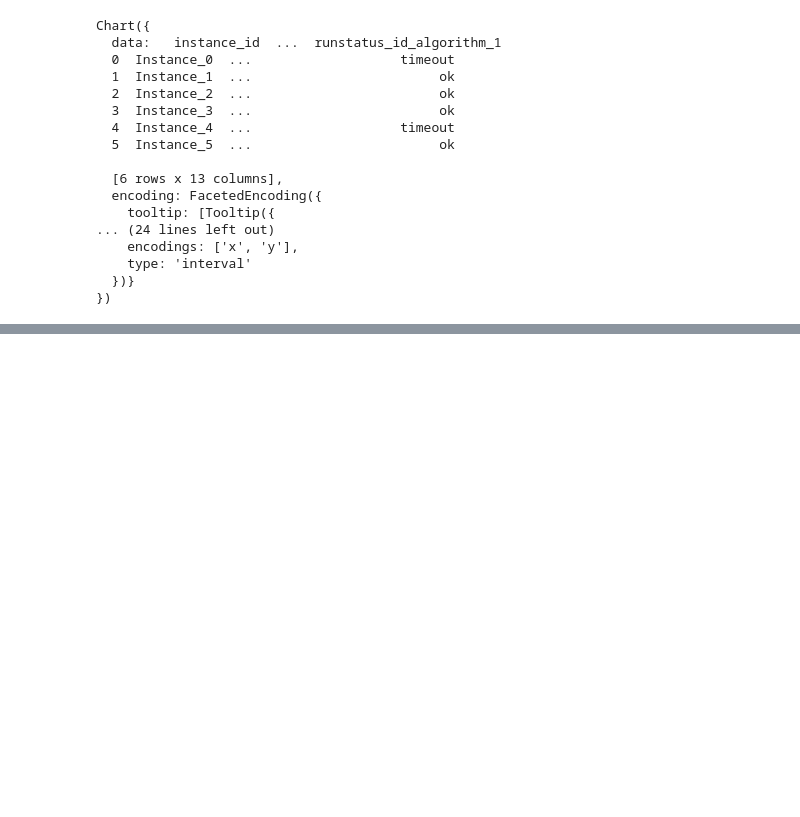
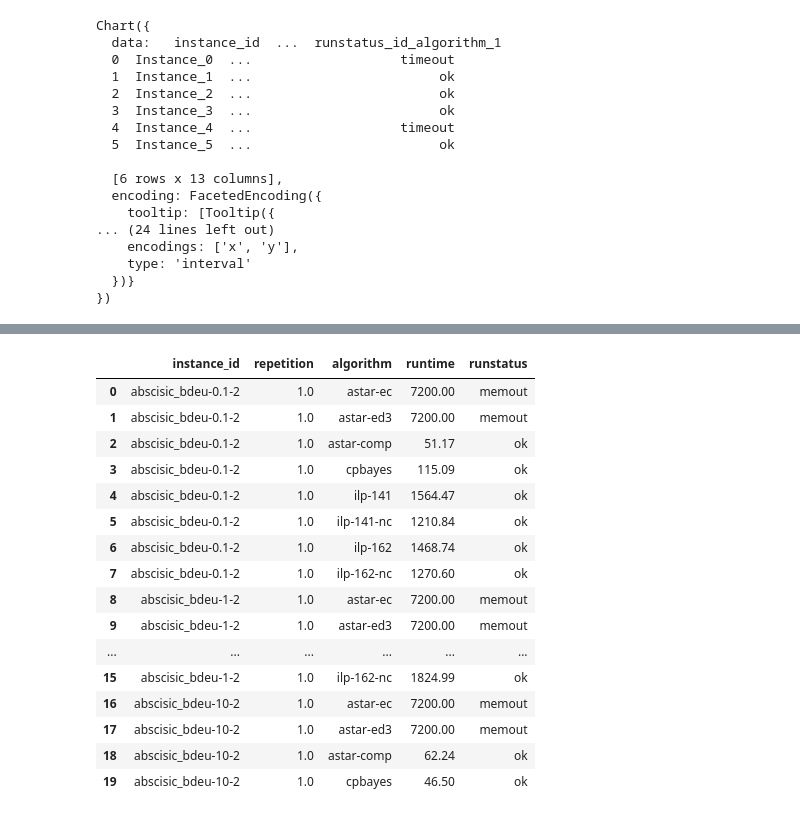
Before and after one commit to chawlaKat/Notebook-Noodlings, a Jupyter notebook: Get_Scattered.ipynb, the cells around one changed output, grey strips where cells are left out. Cells and saved outputs as stored; diff of their text form; code cells hidden in the pictures; blank space fills up the shorter version.

```diff
--- a/Get_Scattered.ipynb
+++ b/Get_Scattered.ipynb
@@ -1195,0 +1200,4 @@ how can i let users choose whether to include or exclude 'memout' and 'timout' ?
+# %%
+long_alg_source = bb.arff_to_dataframe('algorithm_runs.arff')
+
+long_alg_source.head()
@@ -1195,0 +1211,20 @@ how can i let users choose whether to include or exclude 'memout' and 'timout' ?
+# %%
+long_alg_source.iloc[:20]
+# %% [output]
+|  | instance_id | repetition | algorithm | runtime | runstatus |
+| 0 | abscisic_bdeu-0.1-2 | 1.0 | astar-ec | 7200.00 | memout |
+| 1 | abscisic_bdeu-0.1-2 | 1.0 | astar-ed3 | 7200.00 | memout |
+| 2 | abscisic_bdeu-0.1-2 | 1.0 | astar-comp | 51.17 | ok |
+| 3 | abscisic_bdeu-0.1-2 | 1.0 | cpbayes | 115.09 | ok |
+| 4 | abscisic_bdeu-0.1-2 | 1.0 | ilp-141 | 1564.47 | ok |
+| 5 | abscisic_bdeu-0.1-2 | 1.0 | ilp-141-nc | 1210.84 | ok |
+| 6 | abscisic_bdeu-0.1-2 | 1.0 | ilp-162 | 1468.74 | ok |
+| 7 | abscisic_bdeu-0.1-2 | 1.0 | ilp-162-nc | 1270.60 | ok |
+| 8 | abscisic_bdeu-1-2 | 1.0 | astar-ec | 7200.00 | memout |
+| 9 | abscisic_bdeu-1-2 | 1.0 | astar-ed3 | 7200.00 | memout |
+| ... | ... | ... | ... | ... | ... |
+| 15 | abscisic_bdeu-1-2 | 1.0 | ilp-162-nc | 1824.99 | ok |
+| 16 | abscisic_bdeu-10-2 | 1.0 | astar-ec | 7200.00 | memout |
+| 17 | abscisic_bdeu-10-2 | 1.0 | astar-ed3 | 7200.00 | memout |
+| 18 | abscisic_bdeu-10-2 | 1.0 | astar-comp | 62.24 | ok |
+| 19 | abscisic_bdeu-10-2 | 1.0 | cpbayes | 46.50 | ok |
```
Also changed, not shown: parts of 14 cells of this notebook.
